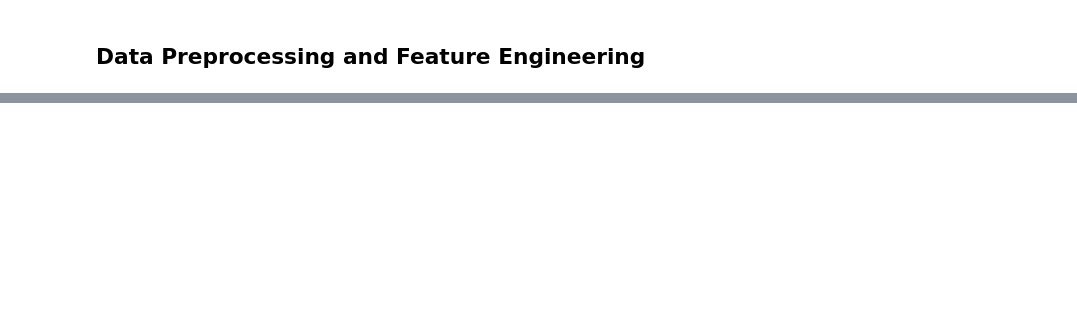
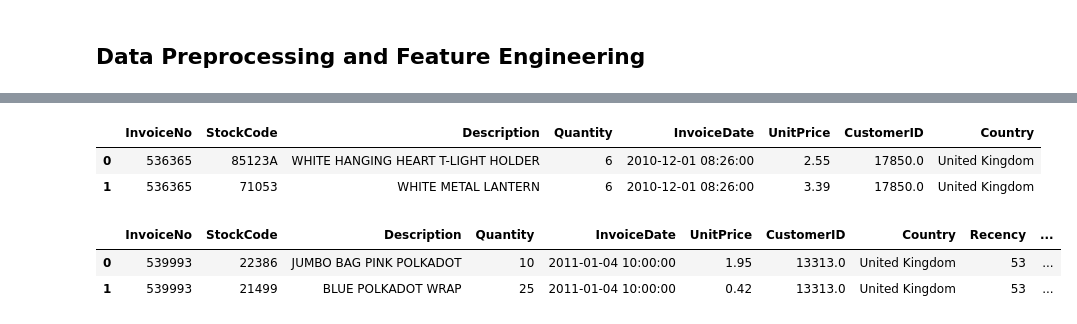
Before and after one commit to vubanc/AWS_DeployedCLVPredictor, a Jupyter notebook: AWS_DeployedCLVPredictor.ipynb, the cells around one changed output, grey strips where cells are left out. Drawn from its saved outputs; the diff is of its cells as text; code cells hidden in the pictures; blank space fills up the shorter version.

```diff
--- a/AWS_DeployedCLVPredictor.ipynb
+++ b/AWS_DeployedCLVPredictor.ipynb
@@ -161,0 +144,8 @@ df_quantity.head()
+# %%
+# Removing observations with negative quantity
+df = df[df.Quantity > 0]
+df.head(2)
+# %% [output]
+|  | InvoiceNo | StockCode | Description | Quantity | InvoiceDate | UnitPrice | CustomerID | Country |
+| 0 | 536365 | 85123A | WHITE HANGING HEART T-LIGHT HOLDER | 6 | 2010-12-01 08:26:00 | 2.55 | 17850.0 | United Kingdom |
+| 1 | 536365 | 71053 | WHITE METAL LANTERN | 6 | 2010-12-01 08:26:00 | 3.39 | 17850.0 | United Kingdom |
@@ -161,0 +173,6 @@ df_quantity.head()
+# %%
+df1.head(2)
+# %% [output]
+|  | InvoiceNo | StockCode | Description | Quantity | InvoiceDate | UnitPrice | CustomerID | Country | Recency | ... |
+| 0 | 539993 | 22386 | JUMBO BAG PINK POLKADOT | 10 | 2011-01-04 10:00:00 | 1.95 | 13313.0 | United Kingdom | 53 | ... |
+| 1 | 539993 | 21499 | BLUE POLKADOT WRAP | 25 | 2011-01-04 10:00:00 | 0.42 | 13313.0 | United Kingdom | 53 | ... |
```
Also changed, not shown: parts of 17 cells of this notebook.
